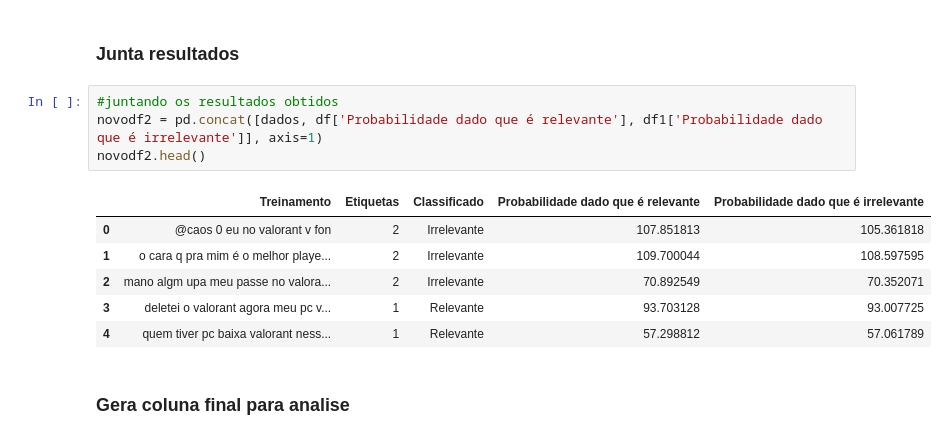
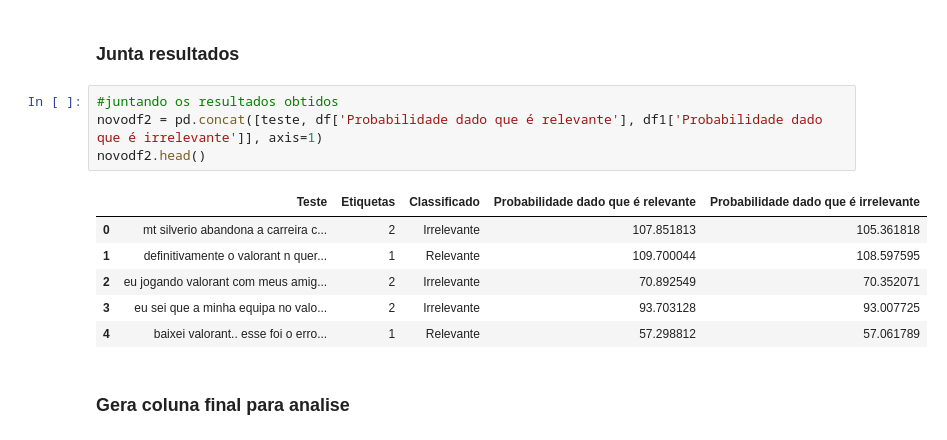
Before and after one commit to wilgnerl/Projeto1-Cdados, a Jupyter notebook: Oficial/Projeto 1 - Cdados Oficial.ipynb, the cells around one changed output. Saved outputs shown, nothing was run; the diff lists cells and outputs as text.

```diff
--- a/Oficial/Projeto 1 - Cdados Oficial.ipynb
+++ b/Oficial/Projeto 1 - Cdados Oficial.ipynb
@@ -505,15 +505,15 @@ df1.head()
 ### Junta resultados
 # %%
 #juntando os resultados obtidos
-novodf2 = pd.concat([dados, df['Probabilidade dado que é relevante'], df1['Probabilidade dado que é irrelevante']], axis=1)
+novodf2 = pd.concat([teste, df['Probabilidade dado que é relevante'], df1['Probabilidade dado que é irrelevante']], axis=1)
 novodf2.head()
 # %% [output]
-|  | Treinamento | Etiquetas | Classificado | Probabilidade dado que é relevante | Probabilidade dado que é irrelevante |
-| 0 | @caos 0 eu no valorant v fon | 2 | Irrelevante | 107.851813 | 105.361818 |
-| 1 | o cara q pra mim é o melhor playe... | 2 | Irrelevante | 109.700044 | 108.597595 |
-| 2 | mano algm upa meu passe no valora... | 2 | Irrelevante | 70.892549 | 70.352071 |
-| 3 | deletei o valorant agora meu pc v... | 1 | Relevante | 93.703128 | 93.007725 |
-| 4 | quem tiver pc baixa valorant ness... | 1 | Relevante | 57.298812 | 57.061789 |
+|  | Teste | Etiquetas | Classificado | Probabilidade dado que é relevante | Probabilidade dado que é irrelevante |
+| 0 | mt silverio abandona a carreira c... | 2 | Irrelevante | 107.851813 | 105.361818 |
+| 1 | definitivamente o valorant n quer... | 1 | Relevante | 109.700044 | 108.597595 |
+| 2 | eu jogando valorant com meus amig... | 2 | Irrelevante | 70.892549 | 70.352071 |
+| 3 | eu sei que a minha equipa no valo... | 2 | Irrelevante | 93.703128 | 93.007725 |
+| 4 | baixei valorant.. esse foi o erro... | 1 | Relevante | 57.298812 | 57.061789 |
 # %% [markdown]
 ### Gera coluna final para analise
 # %%
```
Also changed, not shown: parts of 12 cells of this notebook.
